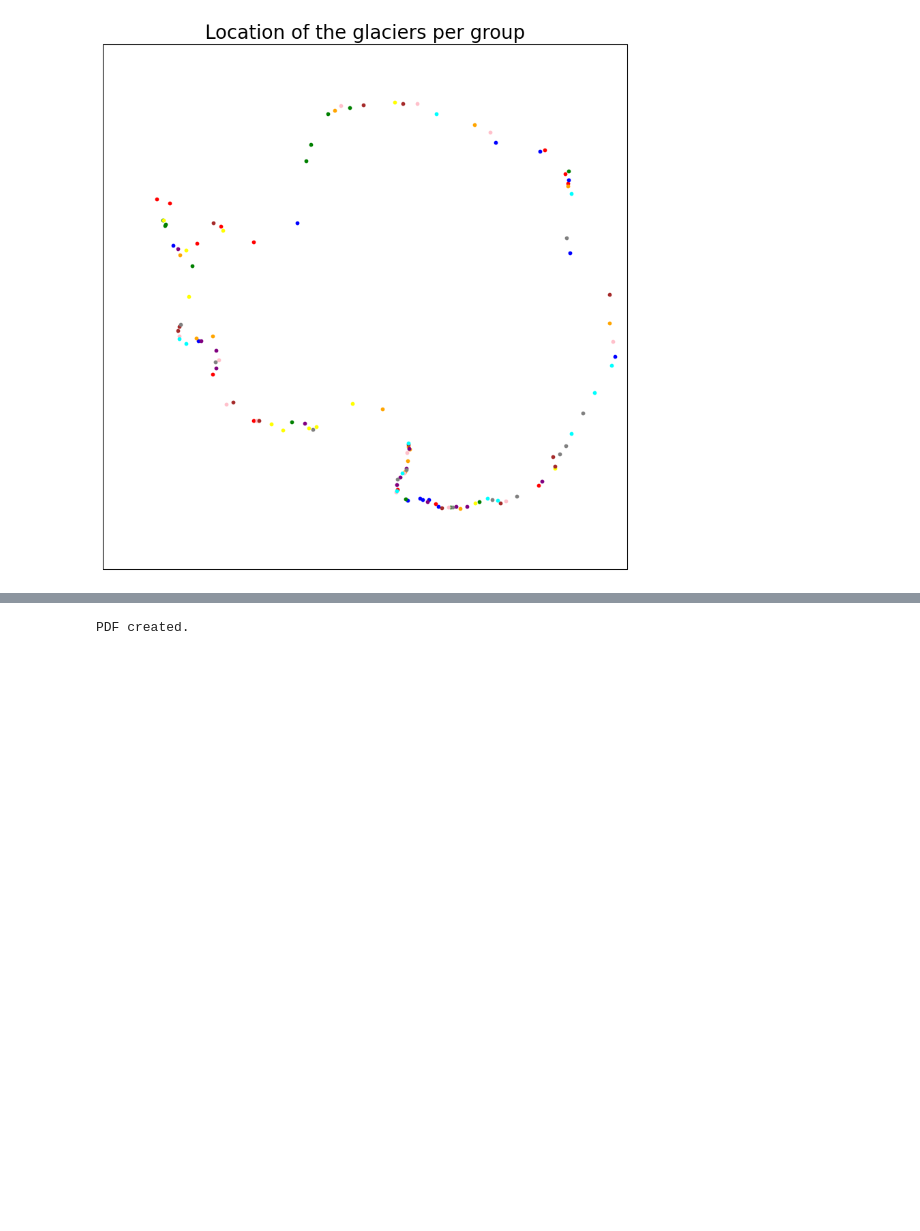
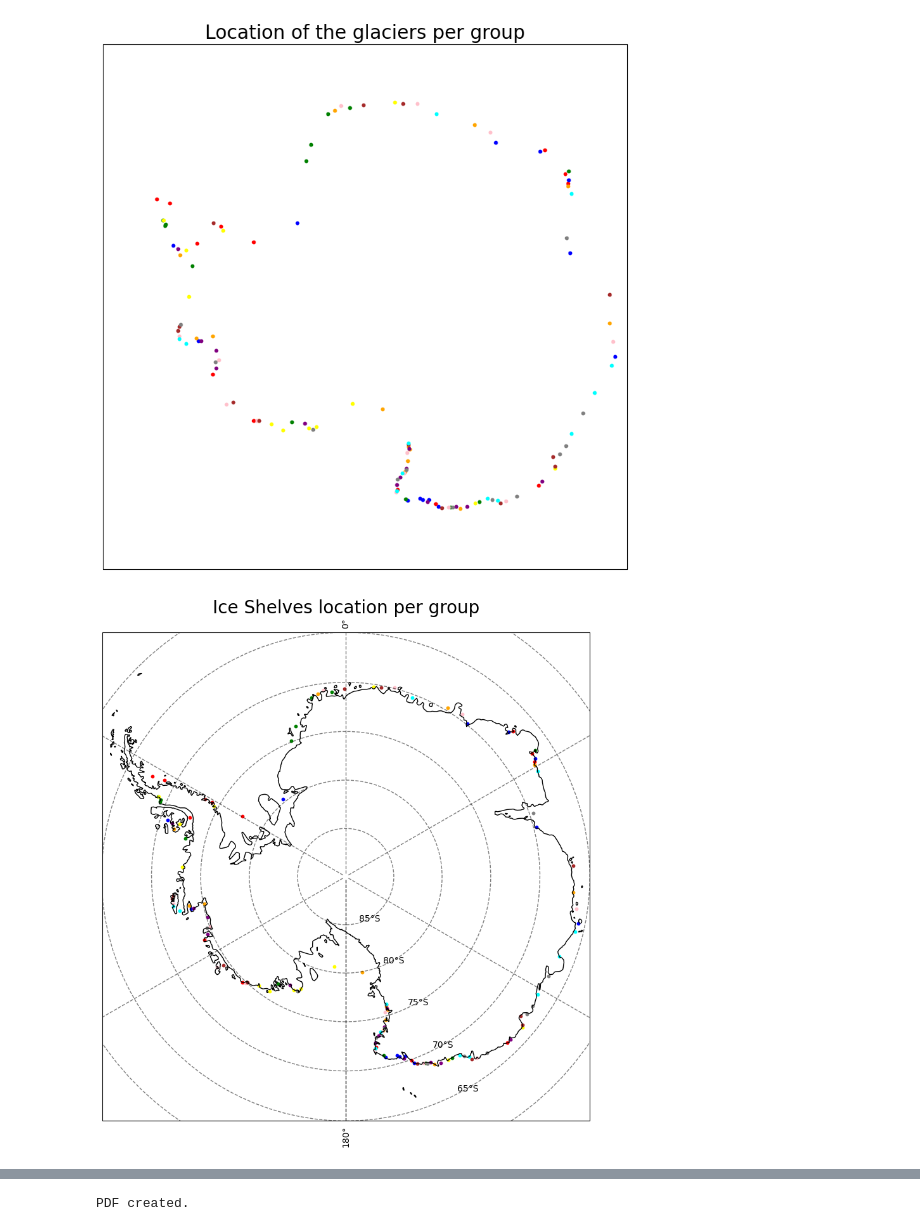
Before and after one commit to Moncada-Francesco-97/Calving-U-Net, a Jupyter notebook: block_cv.ipynb, the cells around one changed output, grey strips where cells are left out. Saved outputs shown, nothing was run; the diff lists cells and outputs as text; code cells hidden in the pictures; blank space fills up the shorter version.

```diff
--- a/block_cv.ipynb
+++ b/block_cv.ipynb
@@ -284,6 +325,46 @@ plt.title('Location of the glaciers per group', fontsize=20)
 plt.show()
 # %% [output]
 [figure]
+# %%
+import matplotlib.pyplot as plt
+import pandas as pd
+import numpy as np
+
+import cartopy.crs as ccrs
+import cartopy.feature
+
+colors = ['red', 'blue', 'green', 'yellow', 'orange', 'purple', 'pink', 'brown', 'grey', 'aqua']
+
+# Create a plot with a map of Antarctica
+fig = plt.figure(figsize=(15, 10), facecolor='white')  # Set the facecolor of the entire figure
+
+ax = plt.axes(projection=ccrs.SouthPolarStereo())
+ax.set_extent([-180, 180, -90, -65], ccrs.PlateCarree())
+
+# Add Antarctic features as background
+ax.coastlines()
+
+# Add latitude and longitude gridlines
+ax.gridlines(crs=ccrs.PlateCarree(), linestyle='--', linewidth=1, color='black', alpha=0.5, draw_labels=True)
+
+i = 0
+for ds in ds_block:
+    for id in ds.index:
+        ax.scatter(
+            ds['Longitude'].loc[id], ds['Latitude'].loc[id],
+            transform=ccrs.PlateCarree(), marker='o', color=colors[i], s=10, label=f'Group {i+1}'
+        )
+    i += 1
+
+
+# Add colorbar to the plot
+plt.title('Ice Shelves location per group', fontsize=20)
+#Add x an y labels
+
+#save the  figure
+plt.savefig(os.getcwd() + '/ice_shelves_location_per_group.png', dpi=300, bbox_inches='tight')
+# %% [output]
+[figure, added]
 # %%
 #Splitting dataset accruing to the blocks
 
```
Also changed, not shown: parts of 3 cells of this notebook, 5 other files.
